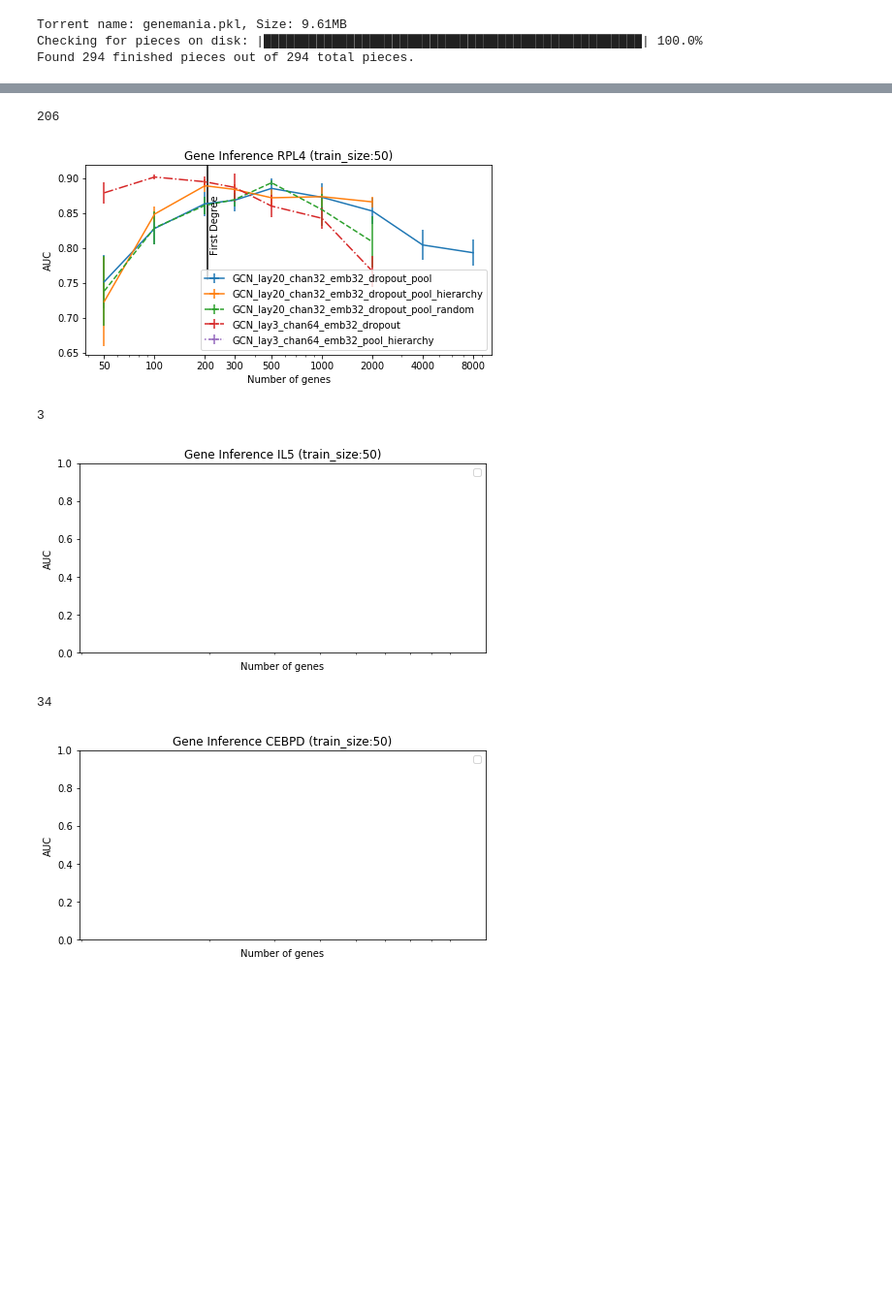
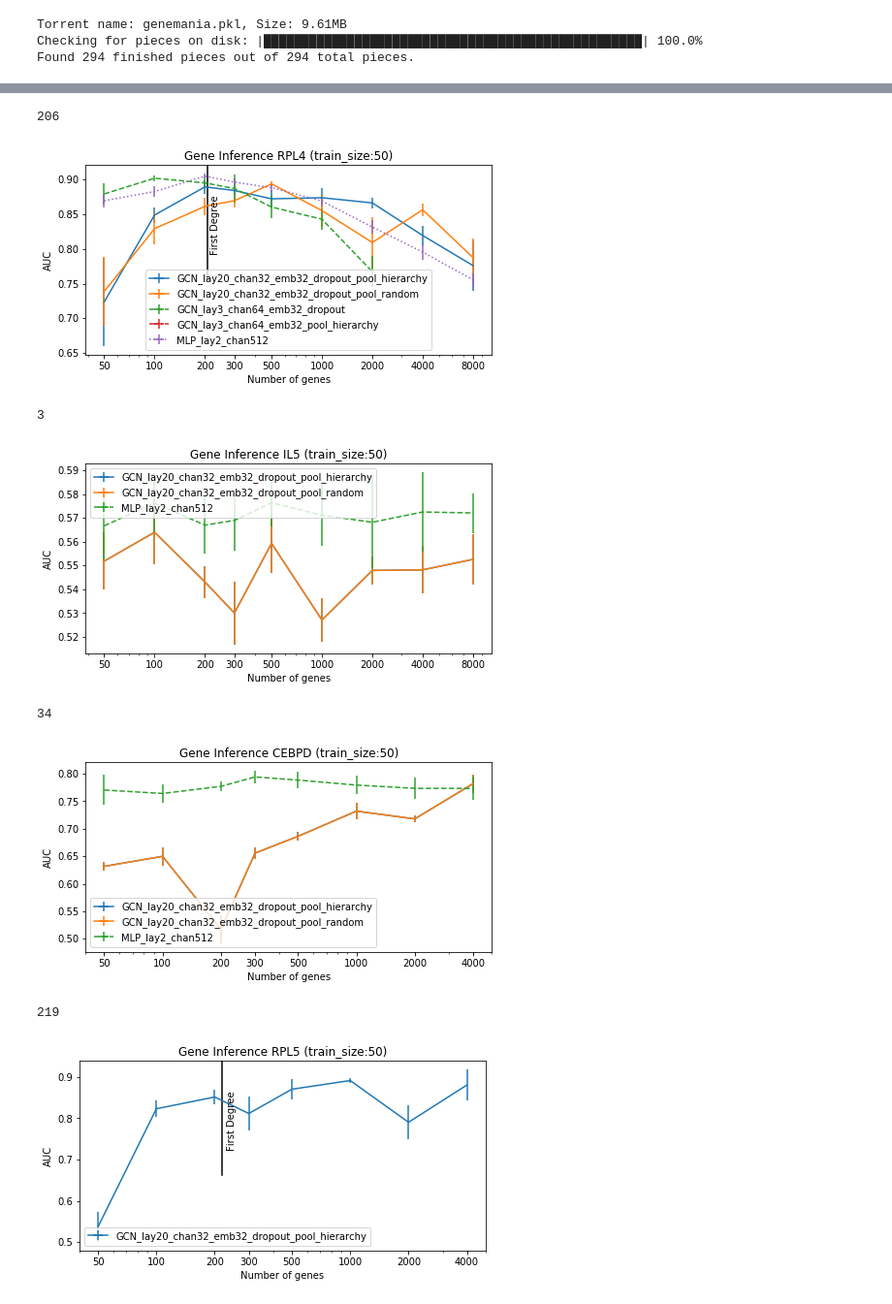
Before and after one commit to mila-iqia/gene-graph-conv, a Jupyter notebook: clustering-methods.ipynb, the cells around one changed output, grey strips where cells are left out. Shown at 97% size. Cells and saved outputs as stored; diff of their text form; code cells hidden in the pictures; blank space fills up the shorter version.

Commit message:
experiments with clustering methods on genes

```diff
--- a/clustering-methods.ipynb
+++ b/clustering-methods.ipynb
@@ -42,12 +42,12 @@ Torrent name: genemania.pkl, Size: 9.61MB
 Checking for pieces on disk: |██████████████████████████████████████████████████| 100.0%
 Found 294 finished pieces out of 294 total pieces.
 # %%
-search_num_genes=[50, 100, 200, 300, 500, 1000, 2000, 4000, 8000]
+search_num_genes=[50, 100, 200, 300, 500, 1000, 2000, 4000]#, 8000]
 test_size=1000
 search_train_size=[50]
 cuda=True
 trials=5
-search_genes = ["RPL4", "IL5", "CEBPD", ]#"RPL5", "RPS10", "RPS3",  "PABPC3", "PSMB10", "S100A8", "S100A9", "TOP1", "C15orf40", "RNF138", "DLGAP2", "EVI2B", "ZFP82", "MYBL2", "PSMB1", "CISD1", "HLA-B", "SAA2", "IFIT1", "RPS3A", "TP53", "TNF", "EGFR"]
+search_genes = ["RPL4", "IL5", "CEBPD", "RPL5", "RPS10", "RPS3",  "PABPC3", "PSMB10", "S100A8", "S100A9", "TOP1", "C15orf40", "RNF138", "DLGAP2", "EVI2B", "ZFP82", "MYBL2", "PSMB1", "CISD1", "HLA-B", "SAA2", "IFIT1", "RPS3A", "TP53", "TNF", "EGFR"]
 model_list = [
               GCN(name="GCN_lay20_chan32_emb32_dropout_pool_hierarchy", cuda=cuda, num_layer=4, channels=32, embedding=32, prepool_extralayers=5, pooling="hierarchy"),
               GCN(name="GCN_lay20_chan32_emb32_dropout_pool_random", cuda=cuda, num_layer=4, channels=32, embedding=32, prepool_extralayers=5, pooling="random"),
@@ -175,6 +174,9 @@ for plot_gene in search_genes:
                       (results.gene==plot_gene) &
                       (results.num_genes!=400) &
                       (results.model != "GCN_lay3_chan64_emb32") &
+                      (results.model != "GCN_lay20_chan32_emb32_dropout_pool") &
+                      (results.model != "MLP_lay2_chan512_dropout") &
+                      (results.model != "SLR_lambda1_l11") &
                       (results.num_genes> 0)]
 
 
@@ -185,34 +187,36 @@ for plot_gene in search_genes:
     for ls, model in enumerate(sorted(todo)):
         index = list(q.mean()[model].index)
         mean = q.mean()[model]
         stderr = q.std()[model]/np.sqrt(q.count()[model])
         displayname = model.replace("CGN","GCN")
         displayname = displayname.replace("SLR", "SNLR")
         plt.errorbar(index, mean, label=displayname, xerr=0, yerr=stderr, ls=linestyles[ls])
 
     plt.title("Gene Inference " + plot_gene + " (train_size:" + str(plot_train_size) +")")
     plt.ylabel("AUC")
     plt.xlabel("Number of genes")
     plt.xscale("log")
     plt.xticks(sorted(subset["num_genes"].unique()))
     formatter = matplotlib.ticker.ScalarFormatter()
     plt.gca().xaxis.set_major_formatter(formatter)
 
     plt.legend();
     fd = len(list(gene_graph.nx_graph.neighbors(plot_gene)))
     print(fd)
     if fd > 50:
         plt.axvline(fd, ymin=0.4, ymax=1.0, c="black")
         c = plt.ylim()
         plt.text(fd*1.05,c[1]-((c[1]-c[0])*0.2),'First Degree',rotation=90)
 
 
     plt.savefig("experiments/results/sgi-" + plot_gene + "-" + "train" + str(plot_train_size) + ".png", bbox_inches='tight')
     plt.show()
 # %% [output]
 206
-[figure, old version]
+[figure, new version]
 3
-[figure, old version]
+[figure, new version]
 34
-[figure, old version]
+[figure, new version]
+219
+[figure, added]
```
Also changed, not shown: parts of 4 cells of this notebook, 2 other files.
